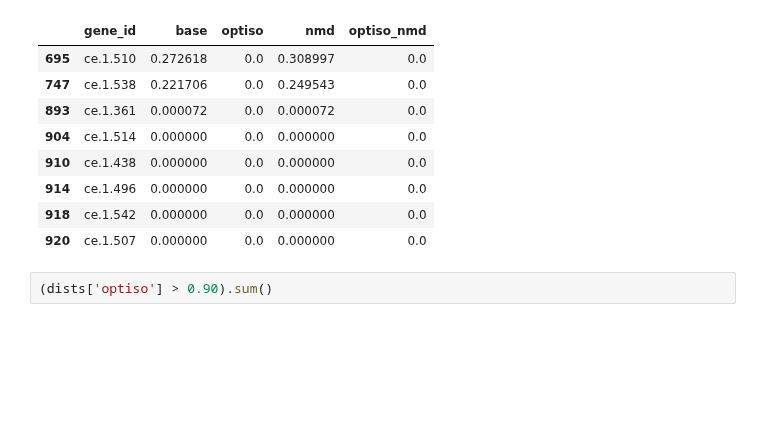
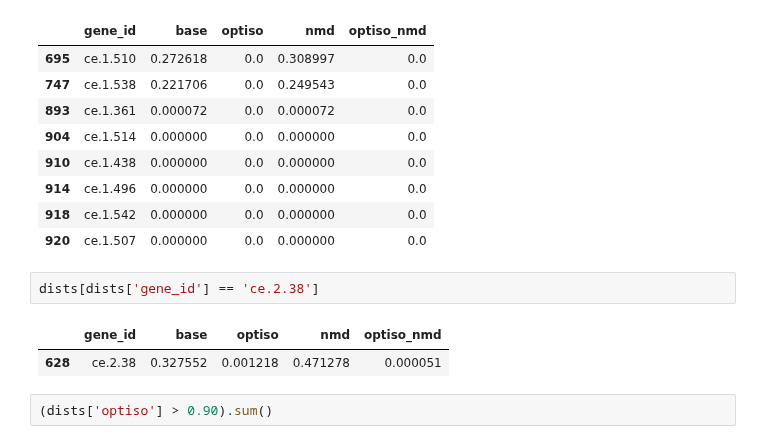
Before and after one commit to KorfLab/isoforms, a Jupyter notebook: APCanalysis/apc_paper.ipynb, the cells around one changed output. Saved outputs shown, nothing was run; the diff lists cells and outputs as text; blank space fills up the shorter version.

```diff
--- a/APCanalysis/apc_paper.ipynb
+++ b/APCanalysis/apc_paper.ipynb
@@ -214,6 +214,11 @@ dists[dists['optiso_nmd'] == 0]
 | 914 | ce.1.496 | 0.000000 | 0.0 | 0.000000 | 0.0 |
 | 918 | ce.1.542 | 0.000000 | 0.0 | 0.000000 | 0.0 |
 | 920 | ce.1.507 | 0.000000 | 0.0 | 0.000000 | 0.0 |
+# %%
+dists[dists['gene_id'] == 'ce.2.38']
+# %% [output]
+|  | gene_id | base | optiso | nmd | optiso_nmd |
+| 628 | ce.2.38 | 0.327552 | 0.001218 | 0.471278 | 0.000051 |
 # %%
 (dists['optiso'] > 0.90).sum()
 # %% [output]
```
Also changed, not shown: 1 other file.
